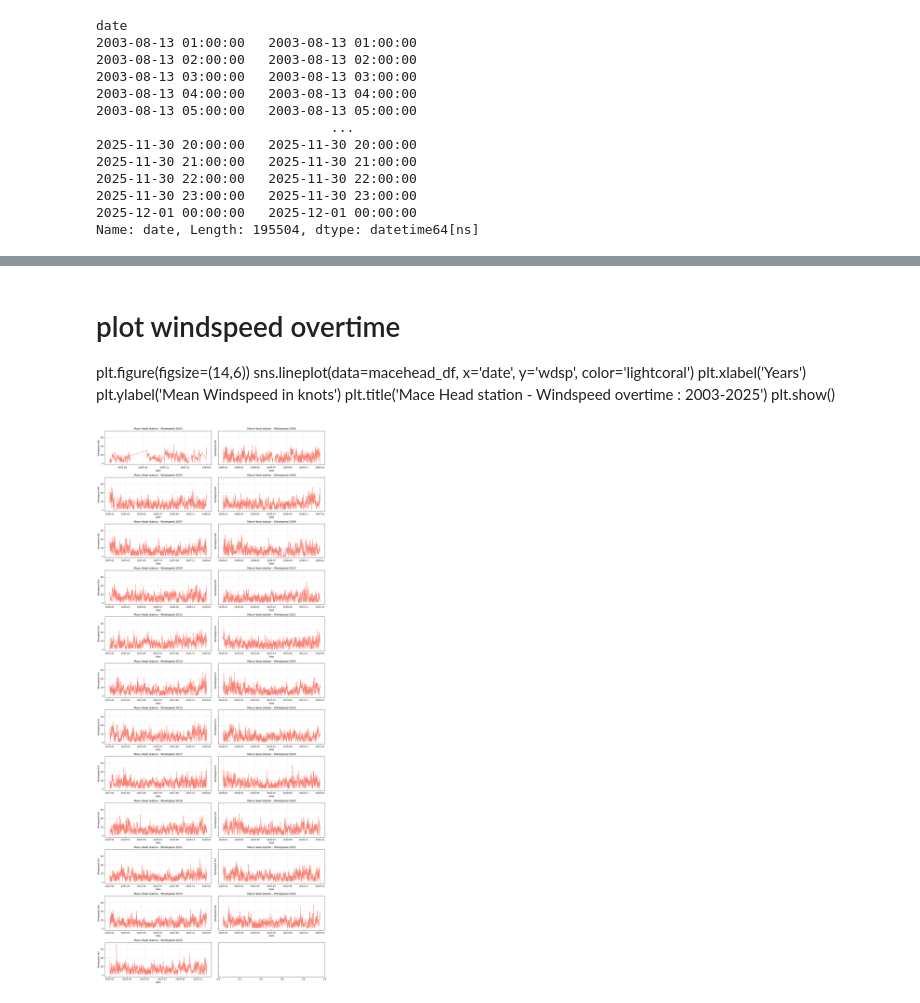
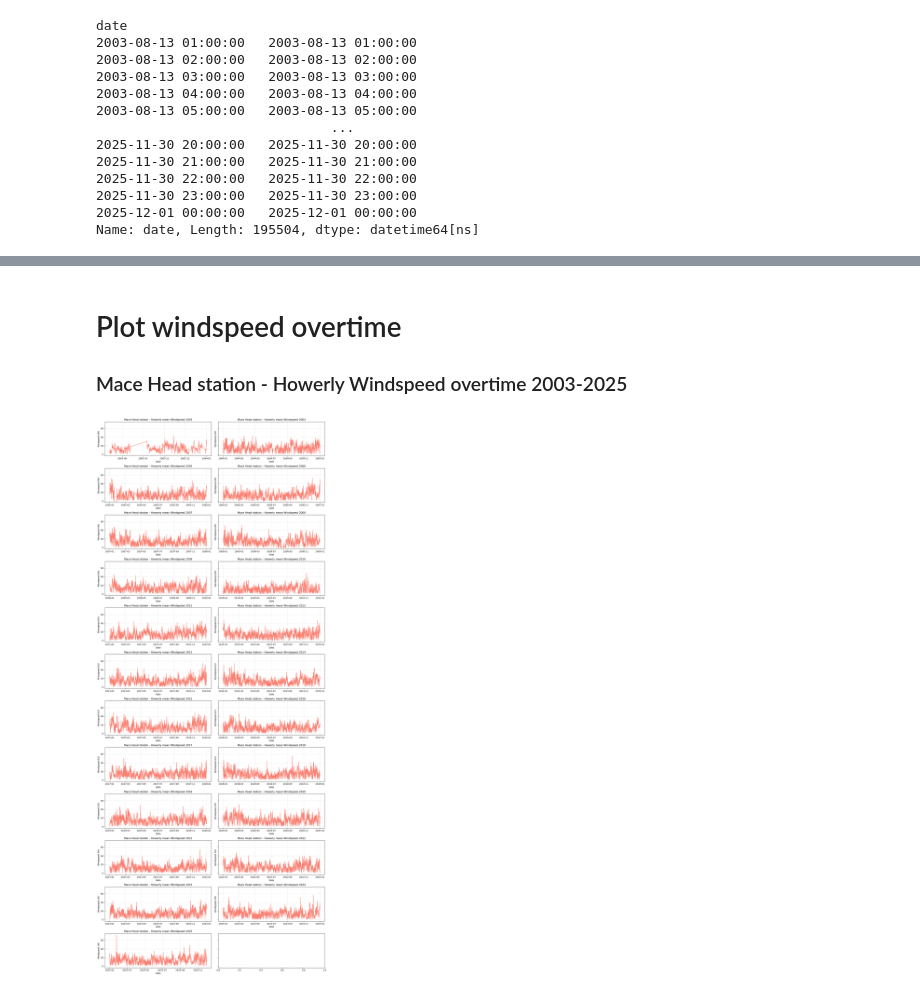
Before and after one commit to Maroua-El-Imame/programming-for-data-analytics, a Jupyter notebook: project/windspeed_analysis_project.ipynb, the cells around one changed output, grey strips where cells are left out. Saved outputs shown, nothing was run; the diff lists cells and outputs as text; code cells hidden in the pictures.

```diff
--- a/project/windspeed_analysis_project.ipynb
+++ b/project/windspeed_analysis_project.ipynb
@@ -61,0 +83,7 @@ macehead_df['date'] = pd.to_datetime(macehead_df['date'])
+# %%
+# drop/remove columns that are not relevant to this analysis and store them into drop_col_list variable.
+drop_col_list = [ 'ind', 'rain', 'ind.1' , 'temp' , 'ind.2', 'wetb', 'dewpt', 'vappr' , 'rhum' , 'msl' , 'ind.3' , 'ind.4' , 'wddir']
+macehead_df.drop(columns=drop_col_list, inplace=True)
+
+# show the new dataframe with relevant columns
+macehead_df.head((30))
@@ -168,13 +174,9 @@ macehead_df.dropna(inplace=True)
 # change windspeed Dtype into float instead of object
 macehead_df['wdsp'] = macehead_df['wdsp'].astype('float64')
 # %% [markdown]
-# plot windspeed overtime
-plt.figure(figsize=(14,6))
-sns.lineplot(data=macehead_df, x='date', y='wdsp', color='lightcoral')
-plt.xlabel('Years')
-plt.ylabel('Mean Windspeed in knots')
-plt.title('Mace Head station - Windspeed overtime : 2003-2025')
-plt.show()
+# Plot windspeed overtime
+
+### Mace Head station - Howerly Windspeed overtime 2003-2025
 # %%
 # add a new column for 'Years'
 macehead_df["year"] = macehead_df["date"].dt.year
@@ -186,32 +188,32 @@ n = len(years)
 cols = 2
 rows = (n + cols - 1) // cols
 
 
 cmap = plt.cm.viridis
 norm = plt.Normalize(min(years), max(years))
 
 # define grid size (2 columns)
 fig, axes = plt.subplots(rows, cols, figsize=(15, rows*3), sharey=True)
 axes = axes.flatten()  # flatten for easy indexing
 
 # plot each year
 for i, year in enumerate(years):
     data_year = macehead_df[macehead_df.index.year == year]
     axes[i].plot(data_year.index, data_year['wdsp'], color='salmon')
-    axes[i].set_title(f'Mace Head station - Windspeed {year}')
+    axes[i].set_title(f'Mace Head station - Howerly mean Windspeed {year}')
     axes[i].set_xlabel('Date')
     axes[i].set_ylabel('Windspeed (kt)')
     axes[i].grid(True, alpha=0.3)
 
 
 # show
 plt.tight_layout()
 plt.show()
 
 
 
 
 # method used :
 # also, this solution was generated by AI (chat GPT) in response to the prompt :
 # %% [output]
-[figure, old version]
+[figure, new version]
```
Also changed, not shown: parts of 29 cells of this notebook, 1 other file.
